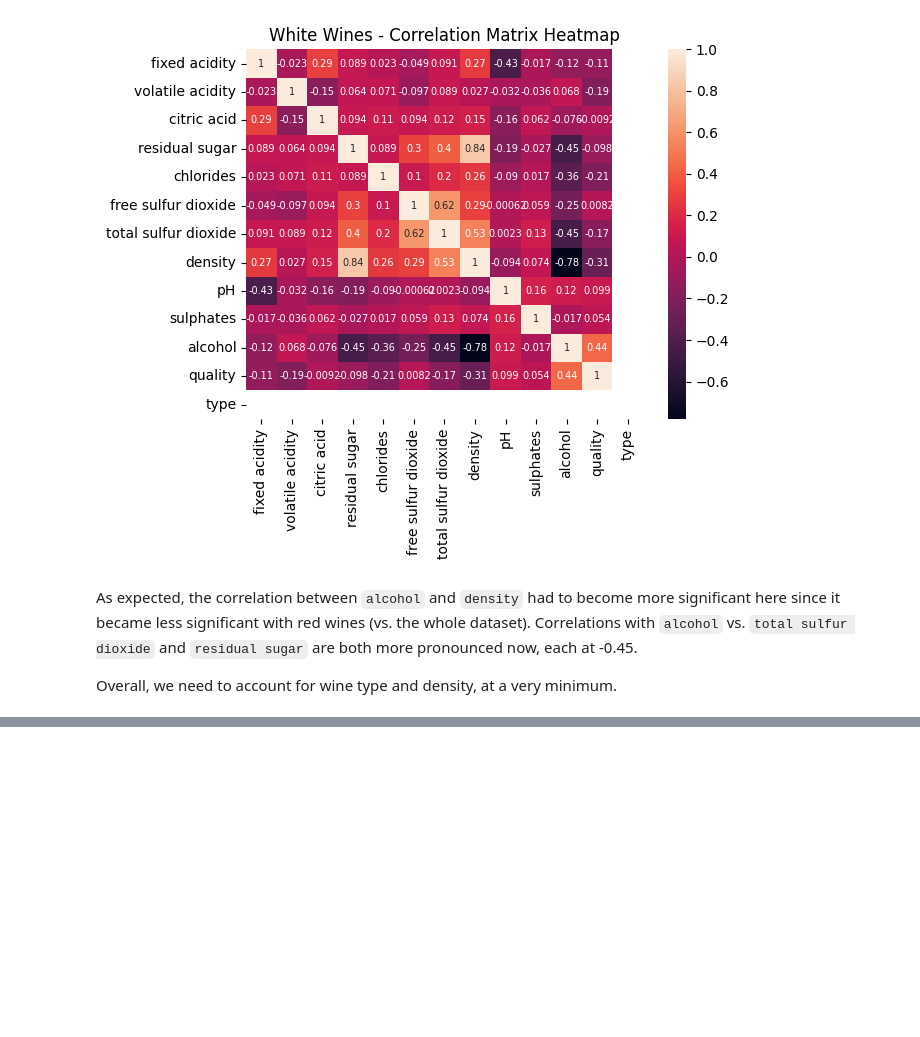
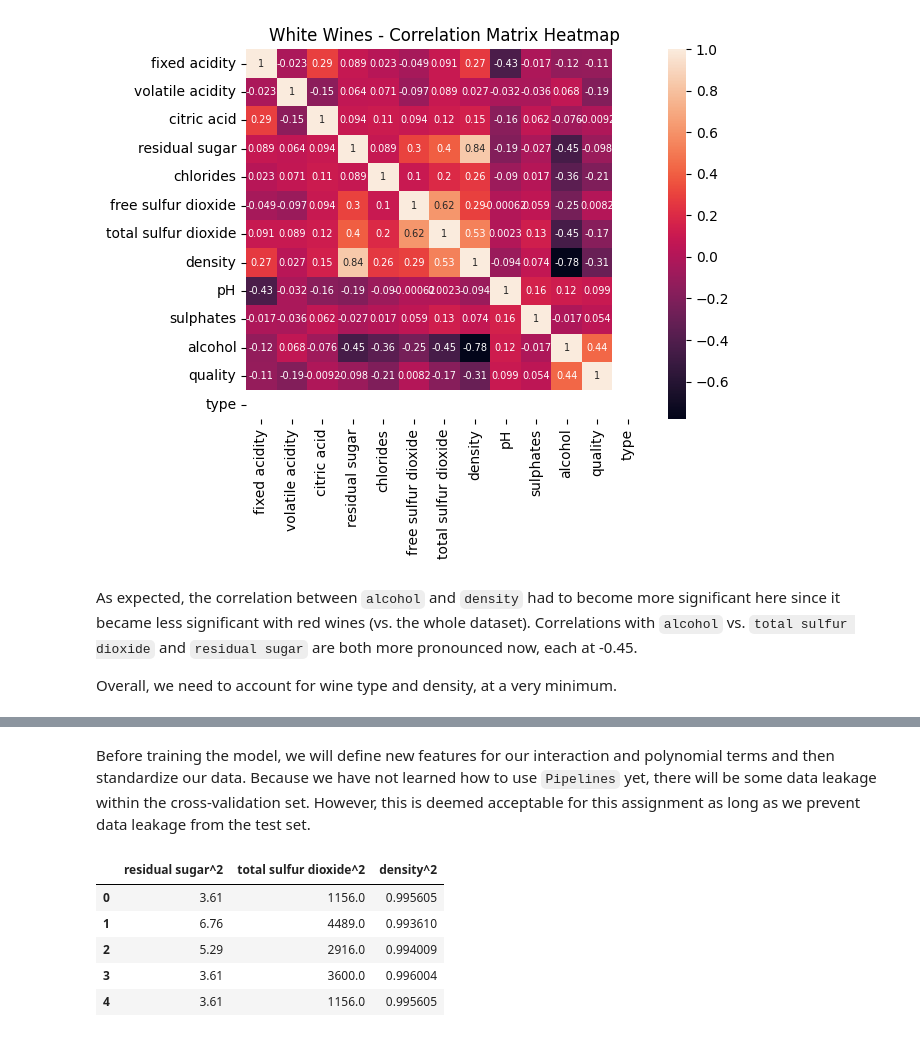
Before and after one commit to trevorlillywhite/HW7-NCSU-ST-554-Trevor-Lillywhite, a Jupyter notebook: HW7_ST554_Lillywhite.ipynb, the cells around one changed output, grey strips where cells are left out. Drawn from its saved outputs; the diff is of its cells as text; code cells hidden in the pictures; blank space fills up the shorter version.

```diff
--- a/HW7_ST554_Lillywhite.ipynb
+++ b/HW7_ST554_Lillywhite.ipynb
@@ -311,0 +313,51 @@ The polynomial terms were chosen based on the visible data curvature in the `pai
+# %% [markdown]
+Before training the model, we will define new features for our interaction and polynomial terms and then standardize our data. Because we have not learned how to use `Pipelines` yet, there will be some data leakage within the cross-validation set. However, this is deemed acceptable for this assignment as long as we prevent data leakage from the test set.
+# %%
+# Create polynomial and interaction columns and add to dataframe
+
+# Define columns where second-degree polynomials are desired
+col_poly = ['residual sugar', 'total sulfur dioxide', 'density']
+
+# Define columns involved in interactions
+col_interact = ['type', 'density', 'residual sugar', 'total sulfur dioxide']
+
+# Create polynomial object
+poly = PolynomialFeatures(degree = 2,
+                          interaction_only = False,
+                          include_bias = False, )
+
+# Create polynomial dataframe
+poly_data = poly.fit_transform(df[col_poly])
+poly_names = poly.get_feature_names_out(col_poly)
+df_poly = pd.DataFrame(poly_data, columns=poly_names)
+
+# Filter by actual polynomial columns (no interactions)
+df_poly = df_poly[[col for col in df_poly.columns if '^2' in col]]
+
+# Create interaction object
+interact = PolynomialFeatures(degree=2, include_bias=False, interaction_only=True)
+
+# Create interaction dataframe
+interact_data = interact.fit_transform(df[col_interact])
+interact_names = interact.get_feature_names_out(col_interact)
+df_interact = pd.DataFrame(interact_data, columns=interact_names)
+
+# Filter by desired interaction columns
+df_interact = df_interact[[col for col in df_interact.columns if
+                           'type' in col]]
+
+# Reset indices
+df_poly = df_poly.reset_index()
+df_poly = df_poly.drop(columns=['index'])
+df_interact = df_interact.reset_index()
+df_interact = df_interact.drop(columns=['index', 'type'])
+
+# Check new polynomial features
+df_poly.head()
+# %% [output]
+|  | residual sugar^2 | total sulfur dioxide^2 | density^2 |
+| 0 | 3.61 | 1156.0 | 0.995605 |
+| 1 | 6.76 | 4489.0 | 0.993610 |
+| 2 | 5.29 | 2916.0 | 0.994009 |
+| 3 | 3.61 | 3600.0 | 0.996004 |
+| 4 | 3.61 | 1156.0 | 0.995605 |
```
Also changed, not shown: parts of 12 cells of this notebook.
